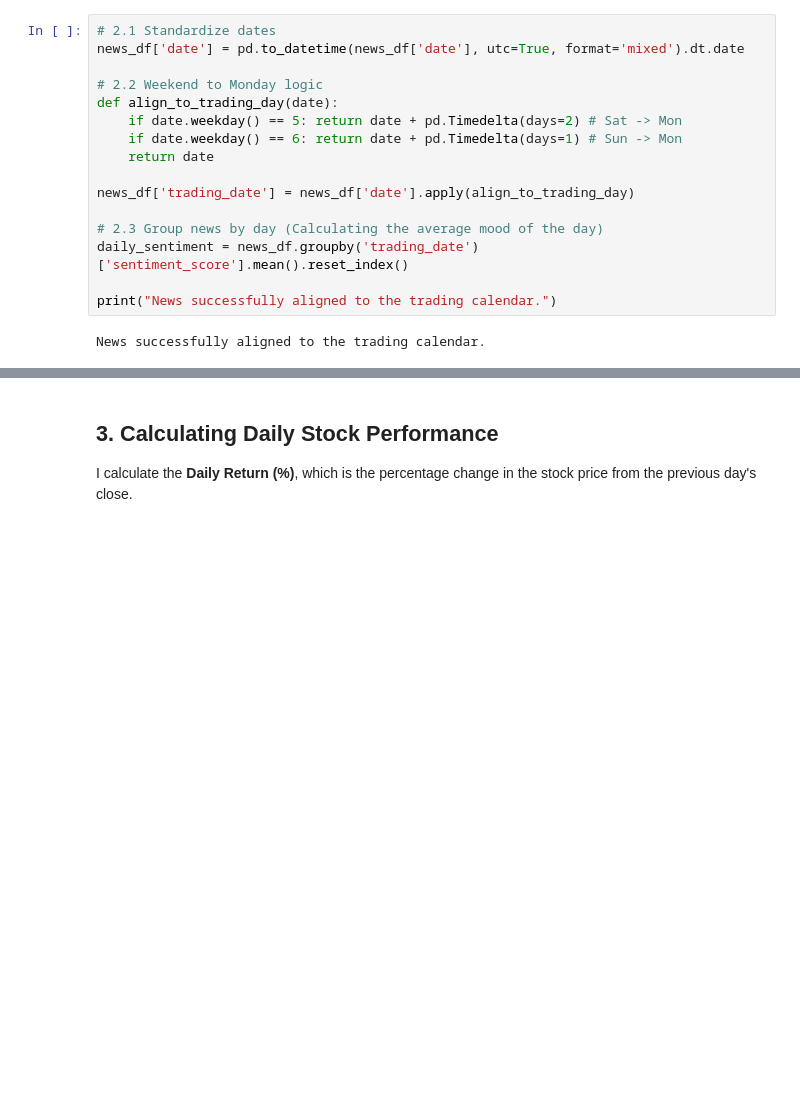
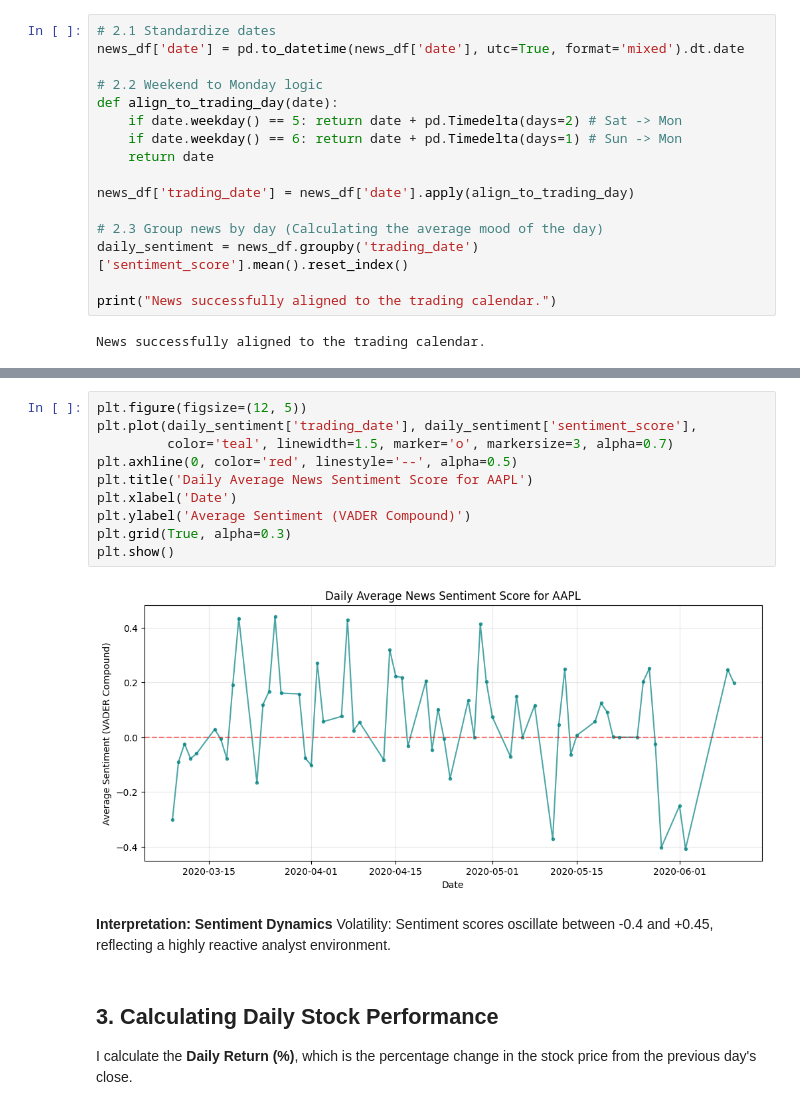
Before and after one commit to SimretAbebe/News-Sentiment-Analysis-Week1, a Jupyter notebook: notebooks/task3_correlation_analysis.ipynb, the cells around one changed output, grey strips where cells are left out. Drawn from its saved outputs; the diff is of its cells as text; blank space fills up the shorter version.

Commit message:
docs: add Sentiment Signal description to Task 3 notebook

```diff
--- a/notebooks/task3_correlation_analysis.ipynb
+++ b/notebooks/task3_correlation_analysis.ipynb
@@ -82,3 +86,18 @@ News successfully aligned to the trading calendar.
+# %%
+plt.figure(figsize=(12, 5))
+plt.plot(daily_sentiment['trading_date'], daily_sentiment['sentiment_score'],
+         color='teal', linewidth=1.5, marker='o', markersize=3, alpha=0.7)
+plt.axhline(0, color='red', linestyle='--', alpha=0.5)
+plt.title('Daily Average News Sentiment Score for AAPL')
+plt.xlabel('Date')
+plt.ylabel('Average Sentiment (VADER Compound)')
+plt.grid(True, alpha=0.3)
+plt.show()
+# %% [output]
+[figure, added]
+# %% [markdown]
+**Interpretation: Sentiment Dynamics**
+Volatility: Sentiment scores oscillate between -0.4 and +0.45, reflecting a highly reactive analyst environment.
 # %% [markdown]
 ## 3. Calculating Daily Stock Performance
 
```
Also changed, not shown: parts of 1 cell of this notebook.
